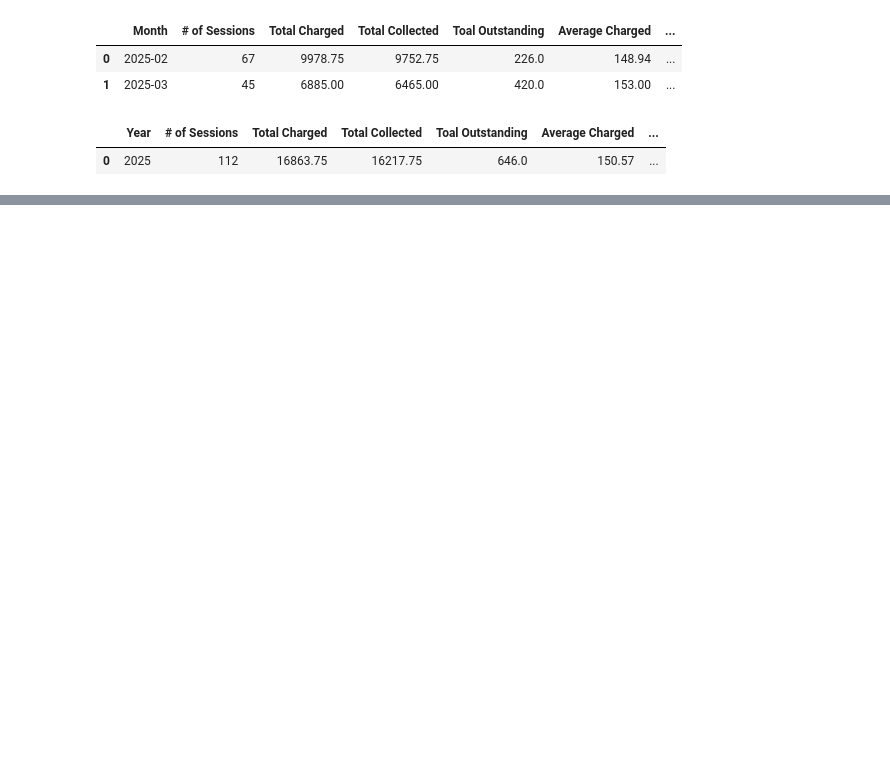
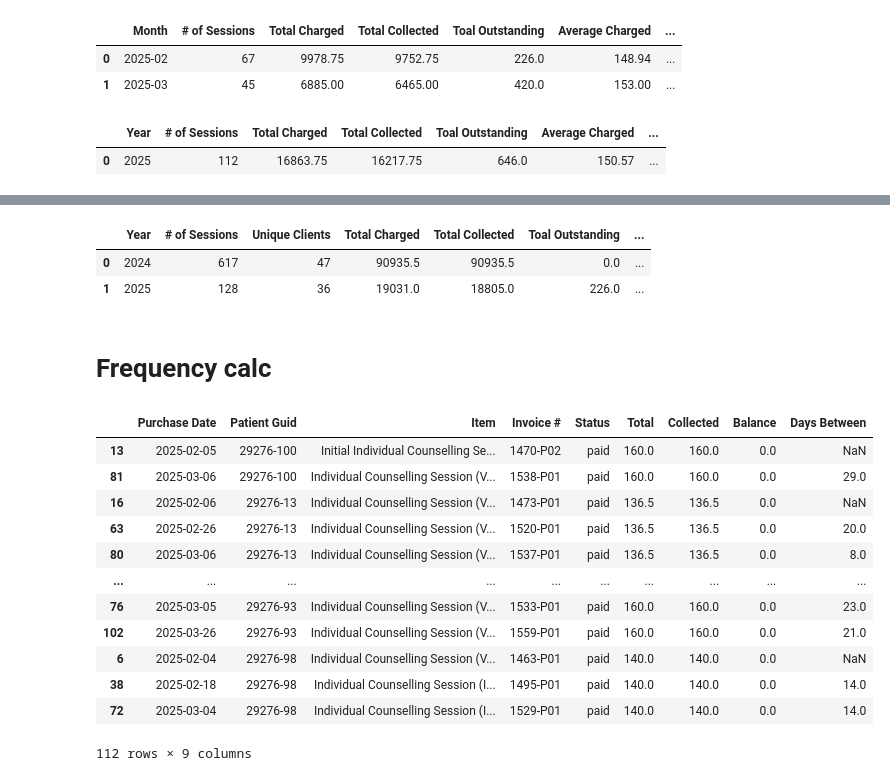
Before and after one commit to btmarsh6/Sliding-Scale, a Jupyter notebook: explore.ipynb, the cells around one changed output, grey strips where cells are left out. Saved outputs shown, nothing was run; the diff lists cells and outputs as text; code cells hidden in the pictures; blank space fills up the shorter version.

Commit message:
added full year data, frequency calculator and forward projections

```diff
--- a/explore.ipynb
+++ b/explore.ipynb
@@ -62,0 +106,25 @@ Name: Invoice #, dtype: float64
+# %%
+df = pd.read_csv('Sales_20240301_20250228.csv')
+df.columns = df.columns.str.strip()
+df.drop(columns=['Invoice Date', 'Unnamed: 4', 'Subtotal', 'Location', 'Staff Member', 'Income Category', 'Payer', 'Details'], inplace=True)
+df['Purchase Date'] = pd.to_datetime(df['Purchase Date'], format='%Y-%m-%d')
+
+monthly_details = df.groupby(df['Purchase Date'].dt.to_period('M')).agg({'Invoice #': 'count', 'Patient Guid': pd.Series.nunique, 'Total': 'sum', 'Collected':'sum', 'Balance': 'sum'}).reset_index()
+monthly_details['Total_avg'] = round(monthly_details['Total'] / monthly_details['Invoice #'], 2)
+monthly_details['Collected_avg'] = round(monthly_details['Collected'] / monthly_details['Invoice #'], 2)
+monthly_details['Balance_avg'] = round(monthly_details['Balance'] / monthly_details['Invoice #'], 2)
+monthly_details.columns = ['Month', '# of Sessions', 'Unique Clients', 'Total Charged', 'Total Collected', 'Toal Outstanding', 'Average Charged', 'Average Collected', 'Average Outstanding']
+
+annual_details = df.groupby(df['Purchase Date'].dt.to_period('Y')).agg({'Invoice #': 'count', 'Patient Guid': pd.Series.nunique, 'Total': 'sum', 'Collected':'sum', 'Balance': 'sum'}).reset_index()
+annual_details['Total_avg'] = round(annual_details['Total'] / annual_details['Invoice #'], 2)
+annual_details['Collected_avg'] = round(annual_details['Collected'] / annual_details['Invoice #'], 2)
+annual_details['Balance_avg'] = round(annual_details['Balance'] / annual_details['Invoice #'], 2)
+annual_details.columns = ['Year', '# of Sessions', 'Unique Clients', 'Total Charged', 'Total Collected', 'Toal Outstanding', 'Average Charged', 'Average Collected', 'Average Outstanding']
+
+client_details = df.groupby('Patient Guid', as_index=False).agg({'Invoice #': 'count', 'Total': 'sum', 'Collected':'sum', 'Balance': 'sum'}).reset_index(drop=True)
+client_details.columns = ['Patient Guid', '# of Sessions', 'Total Charged', 'Total Collected', 'Total Outstanding']
+client_avgs = df.groupby('Patient Guid', as_index=False).agg({'Total': 'mean', 'Collected':'mean', 'Balance': 'mean'}).reset_index(drop=True)
+client_avgs.columns = ['Patient Guid', 'Average Charged', 'Average Collected', 'Average Balance']
+client_details = pd.merge(client_details, client_avgs, how='left', on='Patient Guid')
+client_details['Average Charged'] = round(client_details['Average Charged'], 2)
+client_details['Average Collected'] = round(client_details['Average Collected'], 2)
@@ -62,0 +168,6 @@ Name: Invoice #, dtype: float64
+# %%
+annual_details
+# %% [output]
+|  | Year | # of Sessions | Unique Clients | Total Charged | Total Collected | Toal Outstanding | ... |
+| 0 | 2024 | 617 | 47 | 90935.5 | 90935.5 | 0.0 | ... |
+| 1 | 2025 | 128 | 36 | 19031.0 | 18805.0 | 226.0 | ... |
@@ -62,0 +179,21 @@ Name: Invoice #, dtype: float64
+# %% [markdown]
+# Frequency calc
+# %%
+df = df.sort_values(by=['Patient Guid', 'Purchase Date'])
+df['Days Between'] = df.groupby('Patient Guid')['Purchase Date'].diff().dt.days
+# %%
+df
+# %% [output]
+|  | Purchase Date | Patient Guid | Item | Invoice # | Status | Total | Collected | Balance | Days Between |
+| 13 | 2025-02-05 | 29276-100 | Initial Individual Counselling Se... | 1470-P02 | paid | 160.0 | 160.0 | 0.0 | NaN |
+| 81 | 2025-03-06 | 29276-100 | Individual Counselling Session (V... | 1538-P01 | paid | 160.0 | 160.0 | 0.0 | 29.0 |
+| 16 | 2025-02-06 | 29276-13 | Individual Counselling Session (V... | 1473-P01 | paid | 136.5 | 136.5 | 0.0 | NaN |
+| 63 | 2025-02-26 | 29276-13 | Individual Counselling Session (V... | 1520-P01 | paid | 136.5 | 136.5 | 0.0 | 20.0 |
+| 80 | 2025-03-06 | 29276-13 | Individual Counselling Session (V... | 1537-P01 | paid | 136.5 | 136.5 | 0.0 | 8.0 |
+| ... | ... | ... | ... | ... | ... | ... | ... | ... | ... |
+| 76 | 2025-03-05 | 29276-93 | Individual Counselling Session (V... | 1533-P01 | paid | 160.0 | 160.0 | 0.0 | 23.0 |
+| 102 | 2025-03-26 | 29276-93 | Individual Counselling Session (V... | 1559-P01 | paid | 160.0 | 160.0 | 0.0 | 21.0 |
+| 6 | 2025-02-04 | 29276-98 | Individual Counselling Session (V... | 1463-P01 | paid | 140.0 | 140.0 | 0.0 | NaN |
+| 38 | 2025-02-18 | 29276-98 | Individual Counselling Session (I... | 1495-P01 | paid | 140.0 | 140.0 | 0.0 | 14.0 |
+| 72 | 2025-03-04 | 29276-98 | Individual Counselling Session (I... | 1529-P01 | paid | 140.0 | 140.0 | 0.0 | 14.0 |
+112 rows × 9 columns
```
Also changed, not shown: parts of 19 cells of this notebook.
